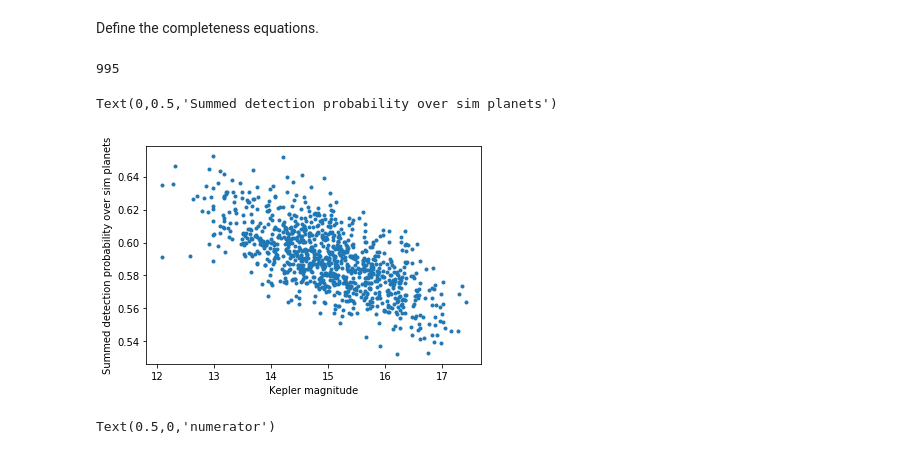
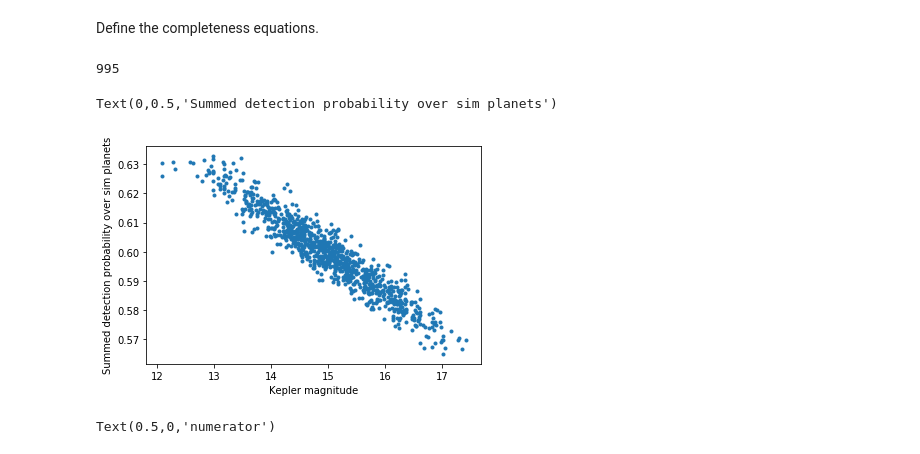
Before and after one commit to RuthAngus/SweetPotato, a Jupyter notebook: code/ground_up.ipynb, the cells around one changed output. Cells and saved outputs as stored; diff of their text form; code cells hidden in the pictures.

Commit message:
meshgrid

```diff
--- a/code/ground_up.ipynb
+++ b/code/ground_up.ipynb
@@ -151,8 +151,8 @@ def det_prob(kepmag, rad_pl, per_pl, stlr_rad_rsun, stlr_mass_msun):
 
     # Detection probability
     pdet_kepmag = -.02* kepmag + 1.2
-    pdet_rad = .01 * rad + .88
-    pdet_per = .001 * per + .88
+    pdet_rad = .01 * rad_pl + .88
+    pdet_per = .001 * per_pl + .88
 
     # Transit probability
     ptransit = ptrans(stlr_rad_rsun, per_pl, stlr_mass_msun)
@@ -161,30 +161,35 @@ def det_prob(kepmag, rad_pl, per_pl, stlr_rad_rsun, stlr_mass_msun):
 # %%
 from tqdm import tqdm
 
-nsamps = 2000
-Qs = np.zeros((nstars, nsamps))
+nsamps = 100
+Qs = np.zeros((nstars, nsamps, nsamps))
+
+rads = np.random.uniform(min_rad, max_rad, nsamps)
+pers = np.random.uniform(min_per, max_per, nsamps)
+rad, per = np.meshgrid(rads, pers, indexing="ij")
 
 # Iterate over stars.
 for i in tqdm(range(nstars)):
 
     # Simulate stars with a range of planet radii and orbital periods.
-    rad = np.random.uniform(min_rad, max_rad, nsamps)
-    per = np.random.uniform(min_per, max_per, nsamps)
+    #rad = np.random.uniform(min_rad, max_rad, nsamps)
+    #per = np.random.uniform(min_per, max_per, nsamps)
 
     # Evaluate the detection probability for each star, summed over each radius and period.
-    Qs[i, :] = (det_prob(stars.kepmag.values[i], rad, per,
-                         stars.radius.values[i], stars.mass.values[i]))
-
-sumQ = np.sum(Qs, axis=1)/nsamps
+    for j in range(nsamps):
+        Qs[i, j, :] = (det_prob(stars.kepmag.values[i], rad[j, :], per[j, :],
+                       stars.radius.values[i], stars.mass.values[i]))
 # %%
+sumQ = np.sum(Qs, axis=(1, 2))/nsamps/nsamps
+
 plt.plot(stars.kepmag, sumQ, ".")
 print(nstars)
 plt.xlabel("Kepler magnitude")
 plt.ylabel("Summed detection probability over sim planets")
 # %% [output]
 995
 Text(0,0.5,'Summed detection probability over sim planets')
-[figure, old version]
+[figure, new version]
 # %%
 nbins = 10
 kbins = np.linspace(min_kepmag, max_kepmag, nbins)
```
Also changed, not shown: parts of 4 cells of this notebook.
